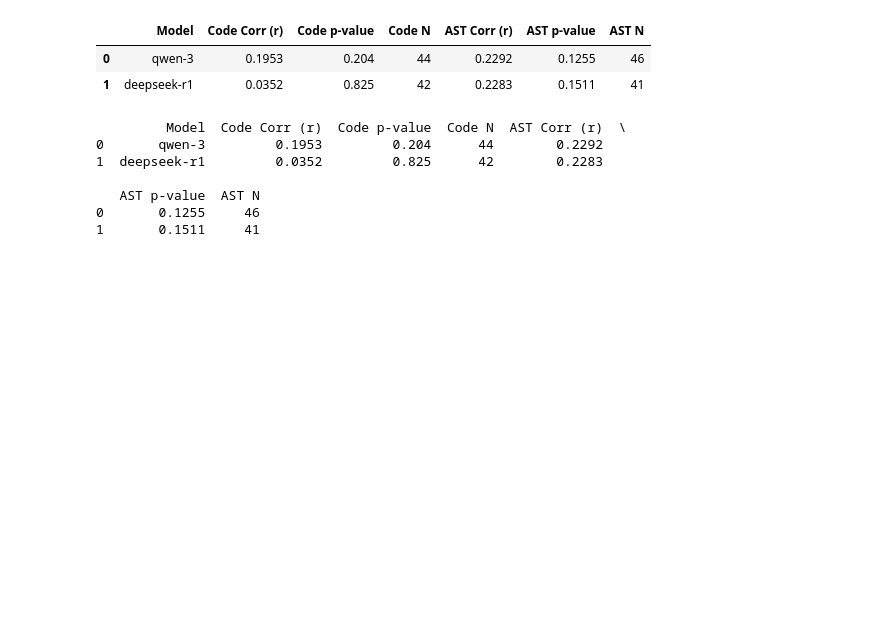
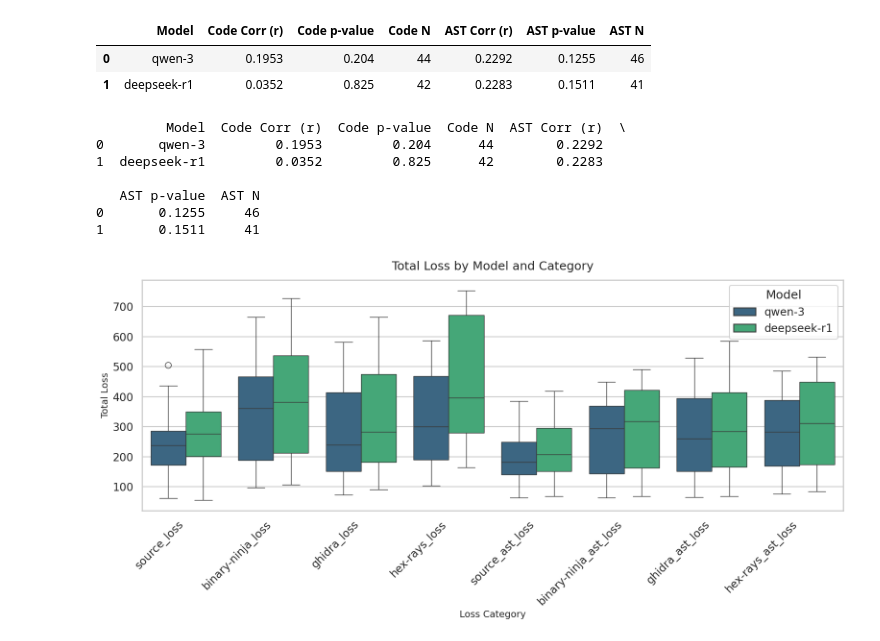
Before and after one commit to Lurpigi/msc-thesis-LLMs-to-rank-decompilers, a Jupyter notebook: final_db.ipynb, the cells around one changed output. Cells and saved outputs as stored; diff of their text form; code cells hidden in the pictures; blank space fills up the shorter version.

Commit message:
corrections + total loss study

```diff
--- a/final_db.ipynb
+++ b/final_db.ipynb
@@ -701,3 +701,63 @@ the Delta PPL is negative (meaning Decompiler A had LOWER/BETTER perplexity).
    AST p-value  AST N
 0       0.1255     46
 1       0.1511     41
+# %%
+file_path = './dogbolt_bench/outputs/dogbolt_report_loss.json'
+
+with open(file_path, 'r') as f:
+    data = json.load(f)
+
+loss_keys = [
+    'source_loss',
+    'binary-ninja_loss',
+    'ghidra_loss',
+    'hex-rays_loss',
+    'source_ast_loss',
+    'binary-ninja_ast_loss',
+    'ghidra_ast_loss',
+    'hex-rays_ast_loss'
+]
+
+rows = []
+
+for model_name, tasks in data.items():
+    for task_name, metrics in tasks.items():
+        for l_key in loss_keys:
+            loss_data = metrics.get(l_key, {})
+            losses_array = loss_data.get('losses', [])
+
+            if losses_array:
+                total_loss = np.sum(losses_array)
+                rows.append({
+                    'Model': model_name,
+                    'Loss Type': l_key,
+                    'Total Loss': total_loss,
+                    'Task': task_name
+                })
+
+df = pd.DataFrame(rows)
+
+if df.empty:
+    raise ValueError("No data found. Please check the JSON file and structure.")
+
+sns.set_theme(style="whitegrid", context="talk")
+plt.figure(figsize=(16, 8))
+
+ax = sns.boxplot(
+    data=df,
+    x='Loss Type',
+    y='Total Loss',
+    hue='Model',
+    palette='viridis',
+    showfliers=True
+)
+
+plt.title('Total Loss by Model and Category', fontsize=18, pad=15)
+plt.ylabel('Total Loss', fontsize=14)
+plt.xlabel('Loss Category', fontsize=14)
+plt.xticks(rotation=45, ha='right')
+plt.legend(title='Model', loc='upper right')
+plt.tight_layout()
+plt.show()
+# %% [output]
+[figure, added]
```
Also changed, not shown: parts of 1 cell of this notebook, 10 other files.
